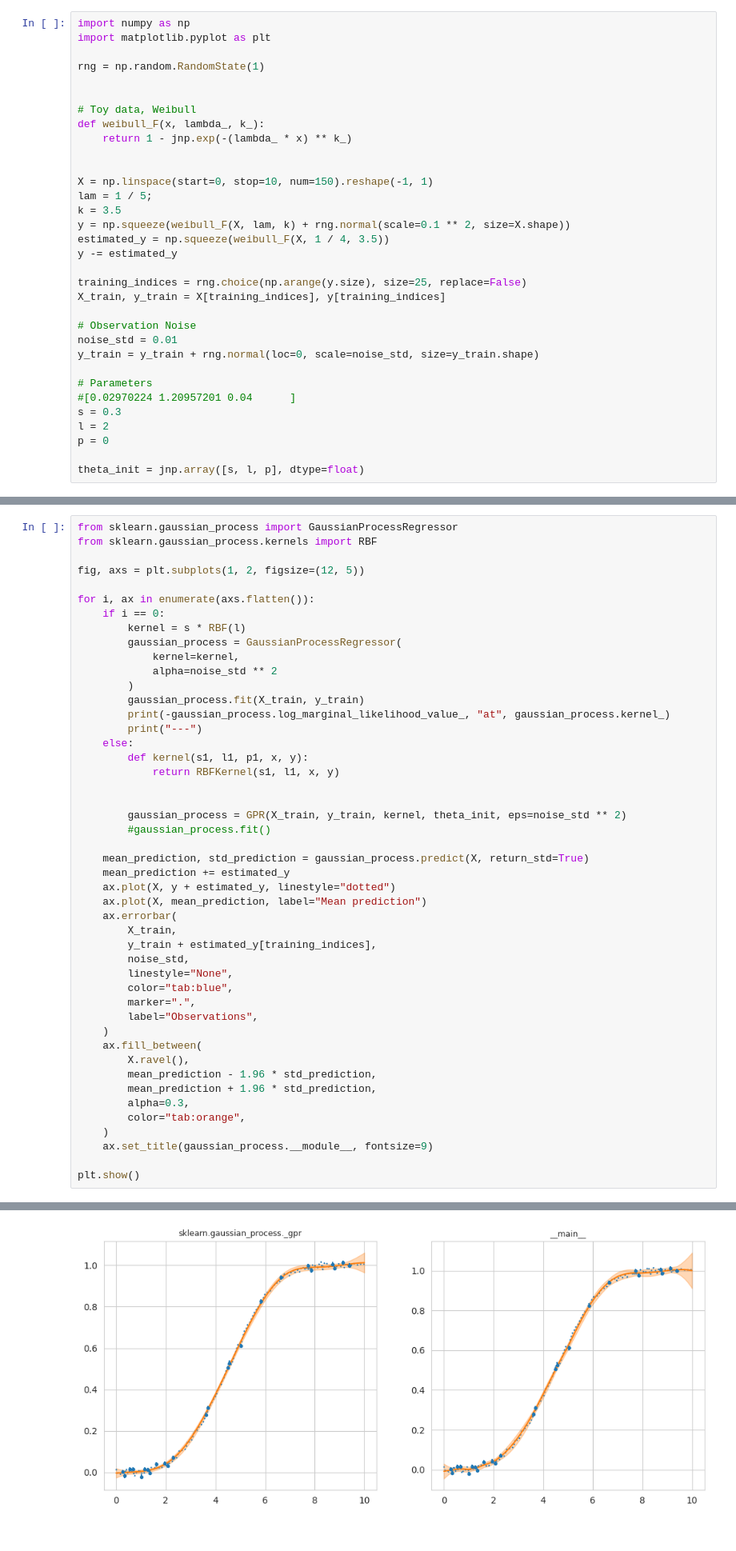
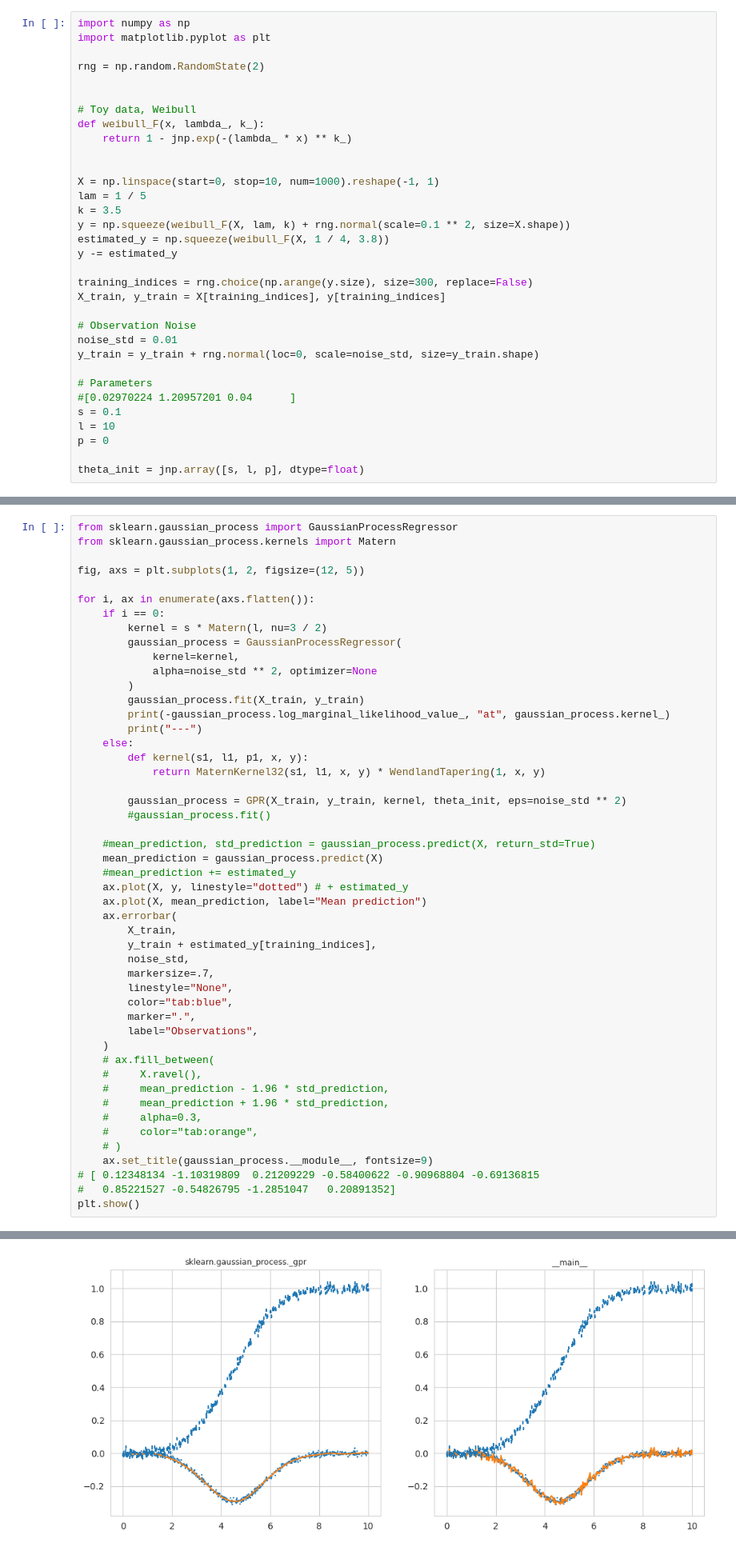
Before and after one commit to ItsNiklas/sparse-gaussian-processes, a Jupyter notebook: GP.ipynb, the cells around one changed output, grey strips where cells are left out. Shown at 80% size. Cells and saved outputs as stored; diff of their text form.

```diff
--- a/GP.ipynb
+++ b/GP.ipynb
@@ -198,7 +214,7 @@ https://scikit-learn.org/stable/auto_examples/gaussian_process/plot_gpr_noisy_ta
 import numpy as np
 import matplotlib.pyplot as plt
 
-rng = np.random.RandomState(1)
+rng = np.random.RandomState(2)
 
 
 # Toy data, Weibull
@@ -206,14 +222,14 @@ def weibull_F(x, lambda_, k_):
     return 1 - jnp.exp(-(lambda_ * x) ** k_)
 
 
-X = np.linspace(start=0, stop=10, num=150).reshape(-1, 1)
-lam = 1 / 5;
+X = np.linspace(start=0, stop=10, num=1000).reshape(-1, 1)
+lam = 1 / 5
 k = 3.5
 y = np.squeeze(weibull_F(X, lam, k) + rng.normal(scale=0.1 ** 2, size=X.shape))
-estimated_y = np.squeeze(weibull_F(X, 1 / 4, 3.5))
+estimated_y = np.squeeze(weibull_F(X, 1 / 4, 3.8))
 y -= estimated_y
 
-training_indices = rng.choice(np.arange(y.size), size=25, replace=False)
+training_indices = rng.choice(np.arange(y.size), size=300, replace=False)
 X_train, y_train = X[training_indices], y[training_indices]
 
 # Observation Noise
@@ -222,8 +238,8 @@ y_train = y_train + rng.normal(loc=0, scale=noise_std, size=y_train.shape)
 
 # Parameters
 #[0.02970224 1.20957201 0.04      ]
-s = 0.3
-l = 2
+s = 0.1
+l = 10
 p = 0
 
 theta_init = jnp.array([s, l, p], dtype=float)
@@ -232,48 +246,50 @@ No GPU/TPU found, falling back to CPU. (Set TF_CPP_MIN_LOG_LEVEL=0 and rerun for
 # %%
 from sklearn.gaussian_process import GaussianProcessRegressor
-from sklearn.gaussian_process.kernels import RBF
+from sklearn.gaussian_process.kernels import Matern
 
 fig, axs = plt.subplots(1, 2, figsize=(12, 5))
 
 for i, ax in enumerate(axs.flatten()):
     if i == 0:
-        kernel = s * RBF(l)
+        kernel = s * Matern(l, nu=3 / 2)
         gaussian_process = GaussianProcessRegressor(
             kernel=kernel,
-            alpha=noise_std ** 2
+            alpha=noise_std ** 2, optimizer=None
         )
         gaussian_process.fit(X_train, y_train)
         print(-gaussian_process.log_marginal_likelihood_value_, "at", gaussian_process.kernel_)
         print("---")
     else:
         def kernel(s1, l1, p1, x, y):
-            return RBFKernel(s1, l1, x, y)
-
+            return MaternKernel32(s1, l1, x, y) * WendlandTapering(1, x, y)
 
         gaussian_process = GPR(X_train, y_train, kernel, theta_init, eps=noise_std ** 2)
         #gaussian_process.fit()
 
-    mean_prediction, std_prediction = gaussian_process.predict(X, return_std=True)
-    mean_prediction += estimated_y
-    ax.plot(X, y + estimated_y, linestyle="dotted")
+    #mean_prediction, std_prediction = gaussian_process.predict(X, return_std=True)
+    mean_prediction = gaussian_process.predict(X)
+    #mean_prediction += estimated_y
+    ax.plot(X, y, linestyle="dotted") # + estimated_y
     ax.plot(X, mean_prediction, label="Mean prediction")
     ax.errorbar(
         X_train,
         y_train + estimated_y[training_indices],
         noise_std,
+        markersize=.7,
         linestyle="None",
         color="tab:blue",
         marker=".",
         label="Observations",
     )
-    ax.fill_between(
-        X.ravel(),
-        mean_prediction - 1.96 * std_prediction,
-        mean_prediction + 1.96 * std_prediction,
-        alpha=0.3,
-        color="tab:orange",
-    )
+    # ax.fill_between(
+    #     X.ravel(),
+    #     mean_prediction - 1.96 * std_prediction,
+    #     mean_prediction + 1.96 * std_prediction,
+    #     alpha=0.3,
+    #     color="tab:orange",
+    # )
     ax.set_title(gaussian_process.__module__, fontsize=9)
-
+# [ 0.12348134 -1.10319809  0.21209229 -0.58400622 -0.90968804 -0.69136815
+#   0.85221527 -0.54826795 -1.2851047   0.20891352]
 plt.show()
 # %% [output]
@@ -282,4 +300,4 @@ plt.show()
-[figure, old version]
+[figure, new version]
 # %% [markdown]
 # Band
 # %%
```
Also changed, not shown: parts of 5 cells of this notebook.
